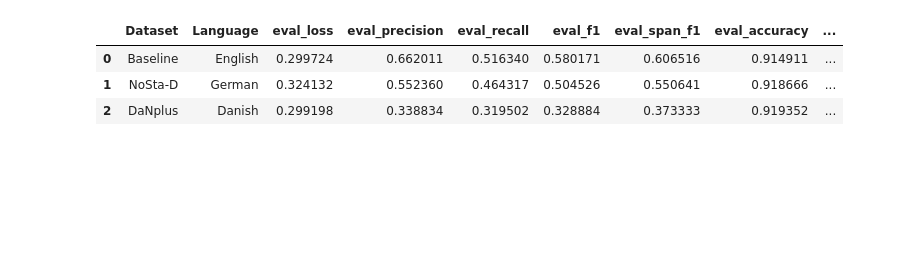
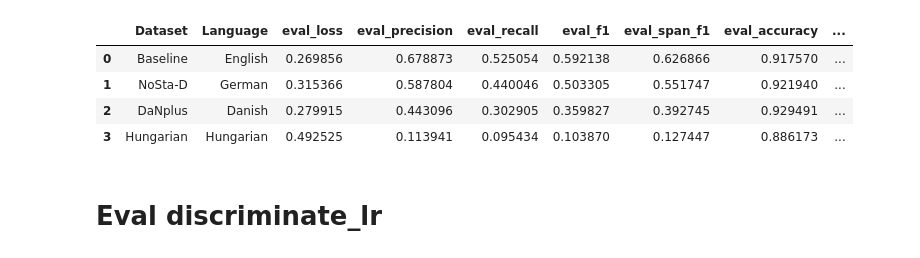
Before and after one commit to borchand/SecondYearProject, a Jupyter notebook: project.ipynb, the cells around one changed output. Saved outputs shown, nothing was run; the diff lists cells and outputs as text; code cells hidden in the pictures; blank space fills up the shorter version.

```diff
--- a/project.ipynb
+++ b/project.ipynb
@@ -14,4 +56,13 @@ label_all_tokens = True
 # %%
+# Set the task and name of the pretrained model and the batch size for finetuning
+task = "ner"
+model_name = "xlm-mlm-17-1280"
+save_name = "scheduler"
+batch_size = 32
+
+# Flag to indicate whether to label all tokens or just the first token of each word
+label_all_tokens = True
+
 # File paths to splits of the chosen dataset
 file_paths = {
     "train": "data/datasets/baseline/en_ewt_nn_train.conll",
@@ -22,5 +73,10 @@ trainer = TokenClassificationTrainer(task, model_name, save_name, batch_size, la
 
 # load trianed model to trainer
 trainer.set_trainer(use_old = True)
-evals = trainer.evaluate_multiple(["data/datasets/baseline/en_ewt_nn_newsgroup_test.conll", "data/datasets/NoSta-D/NER-de-test.tsv", "data/datasets/DaNplus/da_news_test.tsv", "data/datasets/DaNplus/da_news_test.tsv"])
+evals = trainer.evaluate_multiple(["data/datasets/baseline/en_ewt_nn_newsgroup_test.conll", "data/datasets/NoSta-D/NER-de-test.tsv", "data/datasets/DaNplus/da_news_test.tsv", "data/datasets/hungarian/hungarian_test.tsv"])
+
+baseline_eval_scheduler_model = evals[0]
+NoStaD_eval_scheduler_model = evals[1]
+DaNplus_eval_scheduler_model = evals[2]
+Hungarian_eval_scheduler_model = evals[3]
 # %% [output]
@@ -61,18 +87,19 @@ DaNplus
 # %%
-import pandas as pd
-
-cols = ["Dataset", "Language"] + [name for name, _ in baseline_eval.items()]
+cols = ["Dataset", "Language"] + [name for name, _ in baseline_eval_scheduler_model.items()]
 
 df = pd.DataFrame(columns=cols)
 
 # Add the evals to df
-df.loc[0] = ["Baseline", "English"] + [value for _, value in baseline_eval.items()]
-df.loc[1] = ["NoSta-D", "German"] + [value for _, value in NoStaD_eval.items()]
-df.loc[2] = ["DaNplus", "Danish"] + [value for _, value in DaNplus_eval.items()]
-
+df.loc[0] = ["Baseline", "English"] + [value for _, value in baseline_eval_scheduler_model.items()]
+df.loc[1] = ["NoSta-D", "German"] + [value for _, value in NoStaD_eval_scheduler_model.items()]
+df.loc[2] = ["DaNplus", "Danish"] + [value for _, value in DaNplus_eval_scheduler_model.items()]
+df.loc[3] = ["Hungarian", "Hungarian"] + [value for _, value in Hungarian_eval_scheduler_model.items()]
 df
 # %% [output]
 |  | Dataset | Language | eval_loss | eval_precision | eval_recall | eval_f1 | eval_span_f1 | eval_accuracy | ... |
-| 0 | Baseline | English | 0.299724 | 0.662011 | 0.516340 | 0.580171 | 0.606516 | 0.914911 | ... |
-| 1 | NoSta-D | German | 0.324132 | 0.552360 | 0.464317 | 0.504526 | 0.550641 | 0.918666 | ... |
-| 2 | DaNplus | Danish | 0.299198 | 0.338834 | 0.319502 | 0.328884 | 0.373333 | 0.919352 | ... |
+| 0 | Baseline | English | 0.269856 | 0.678873 | 0.525054 | 0.592138 | 0.626866 | 0.917570 | ... |
+| 1 | NoSta-D | German | 0.315366 | 0.587804 | 0.440046 | 0.503305 | 0.551747 | 0.921940 | ... |
+| 2 | DaNplus | Danish | 0.279915 | 0.443096 | 0.302905 | 0.359827 | 0.392745 | 0.929491 | ... |
+| 3 | Hungarian | Hungarian | 0.492525 | 0.113941 | 0.095434 | 0.103870 | 0.127447 | 0.886173 | ... |
+# %% [markdown]
+# Eval discriminate_lr
```
Also changed, not shown: parts of 17 cells of this notebook.
